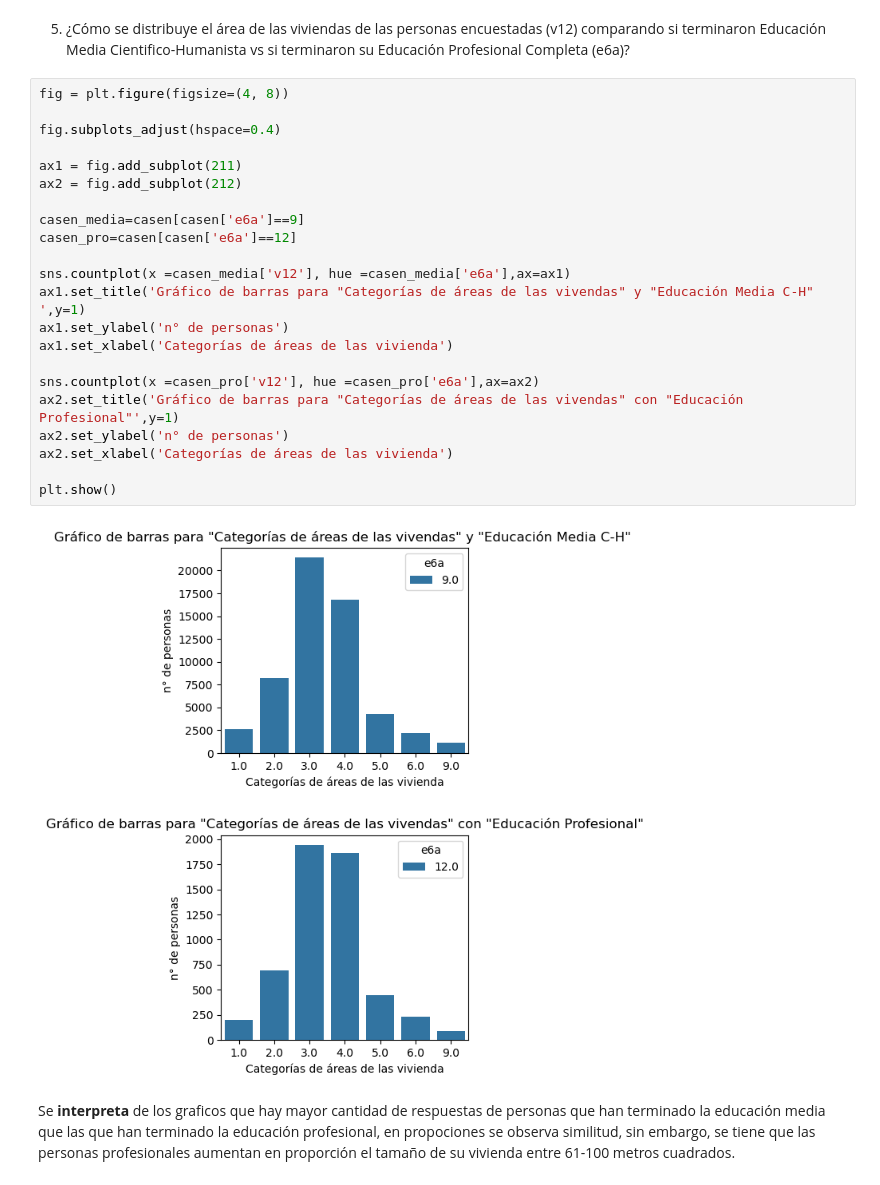
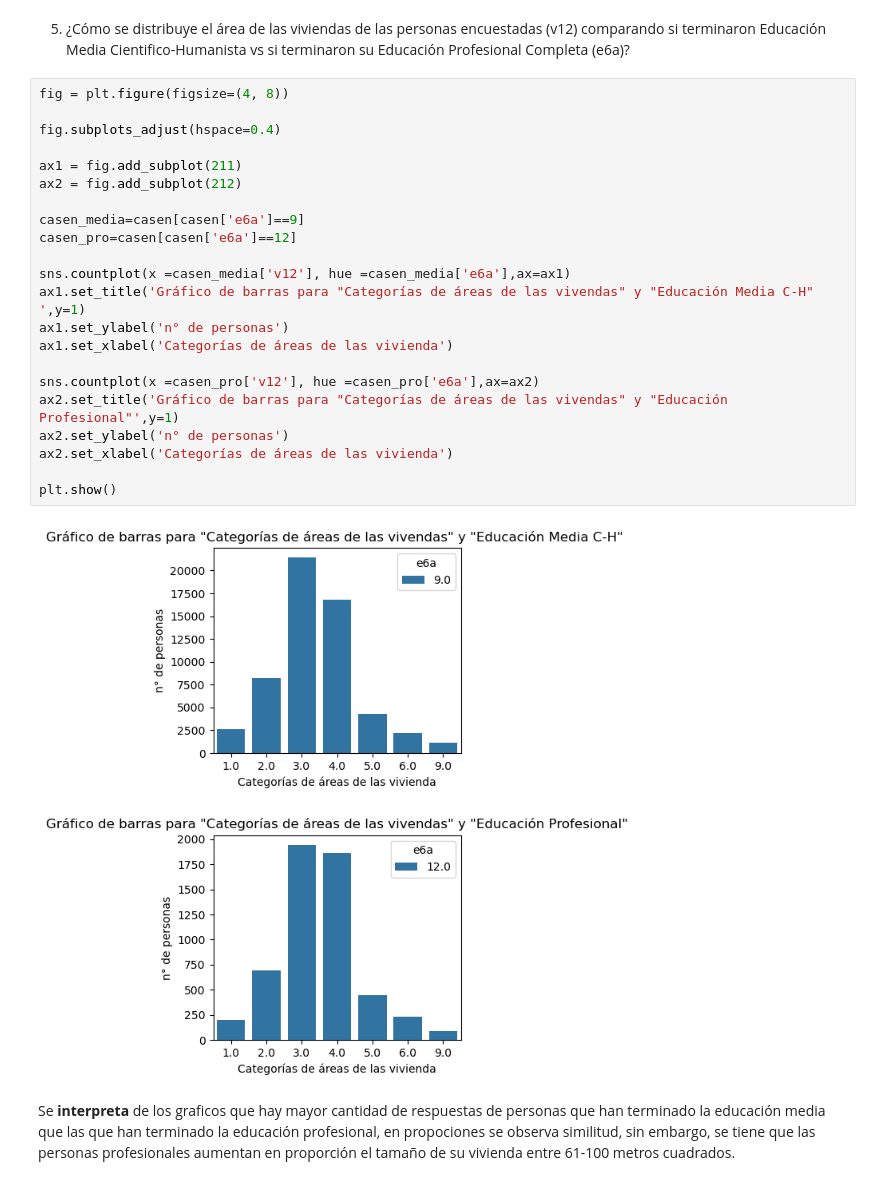
Before and after one commit to YosaByte/Taller_4, a Jupyter notebook: Tarea_4.ipynb, the cells around one changed output. Drawn from its saved outputs; the diff is of its cells as text.

```diff
--- a/Tarea_4.ipynb
+++ b/Tarea_4.ipynb
@@ -190,27 +190,27 @@ Suma  7449  3202  1908  12559
 # %%
 fig = plt.figure(figsize=(4, 8))
 
 fig.subplots_adjust(hspace=0.4)
 
 ax1 = fig.add_subplot(211)
 ax2 = fig.add_subplot(212)
 
 casen_media=casen[casen['e6a']==9]
 casen_pro=casen[casen['e6a']==12]
 
 sns.countplot(x =casen_media['v12'], hue =casen_media['e6a'],ax=ax1)
 ax1.set_title('Gráfico de barras para "Categorías de áreas de las vivendas" y "Educación Media C-H" ',y=1)
 ax1.set_ylabel('n° de personas')
 ax1.set_xlabel('Categorías de áreas de las vivienda')
 
 sns.countplot(x =casen_pro['v12'], hue =casen_pro['e6a'],ax=ax2)
-ax2.set_title('Gráfico de barras para "Categorías de áreas de las vivendas" con "Educación Profesional"',y=1)
+ax2.set_title('Gráfico de barras para "Categorías de áreas de las vivendas" y "Educación Profesional"',y=1)
 ax2.set_ylabel('n° de personas')
 ax2.set_xlabel('Categorías de áreas de las vivienda')
 
 plt.show()
 # %% [output]
-[figure, old version]
+[figure, new version]
 # %% [markdown]
 Se **interpreta** de los graficos que hay mayor cantidad de respuestas de personas que han terminado la educación media que las que han terminado la educación profesional, en propociones se observa similitud, sin embargo, se tiene que las personas profesionales aumentan en proporción el tamaño de su vivienda entre 61-100 metros cuadrados.
 # %% [markdown]
```
Also changed, not shown: parts of 25 cells of this notebook.
